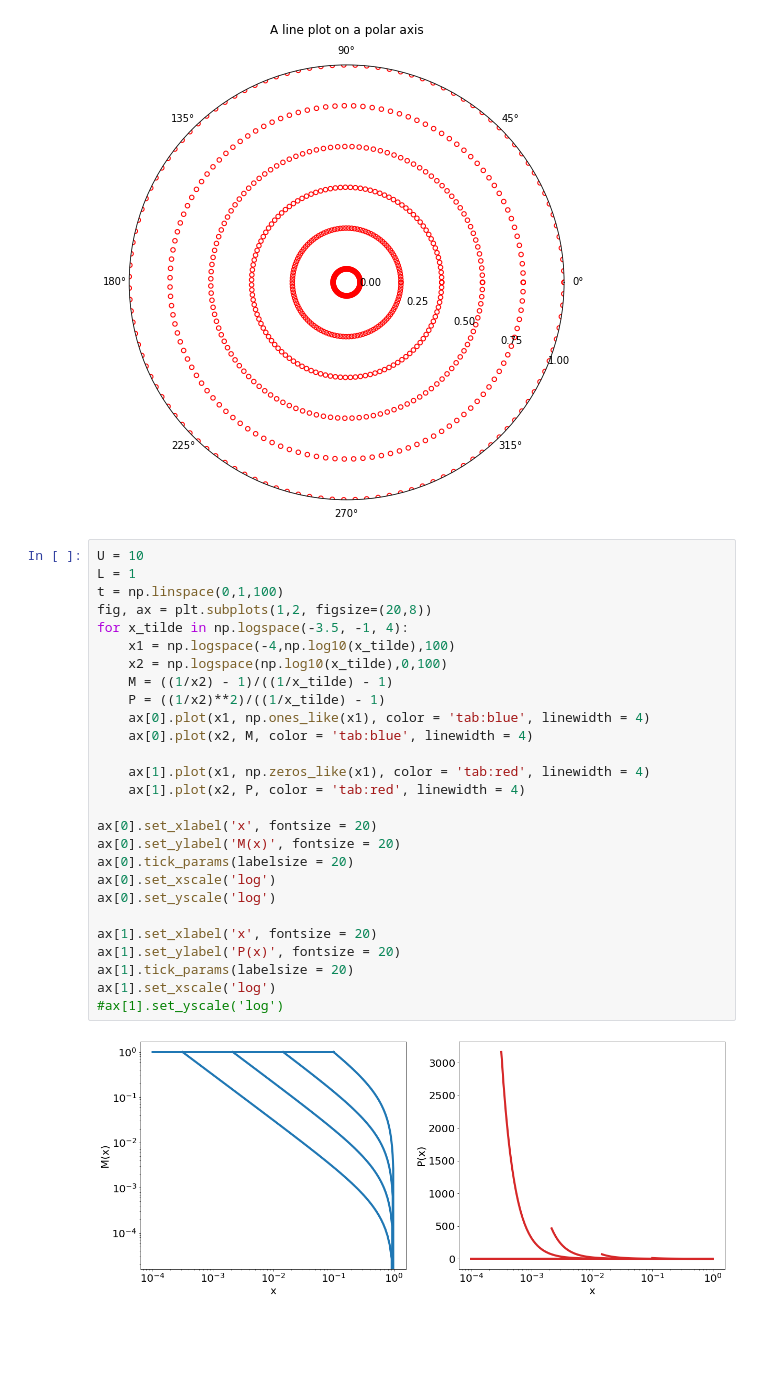
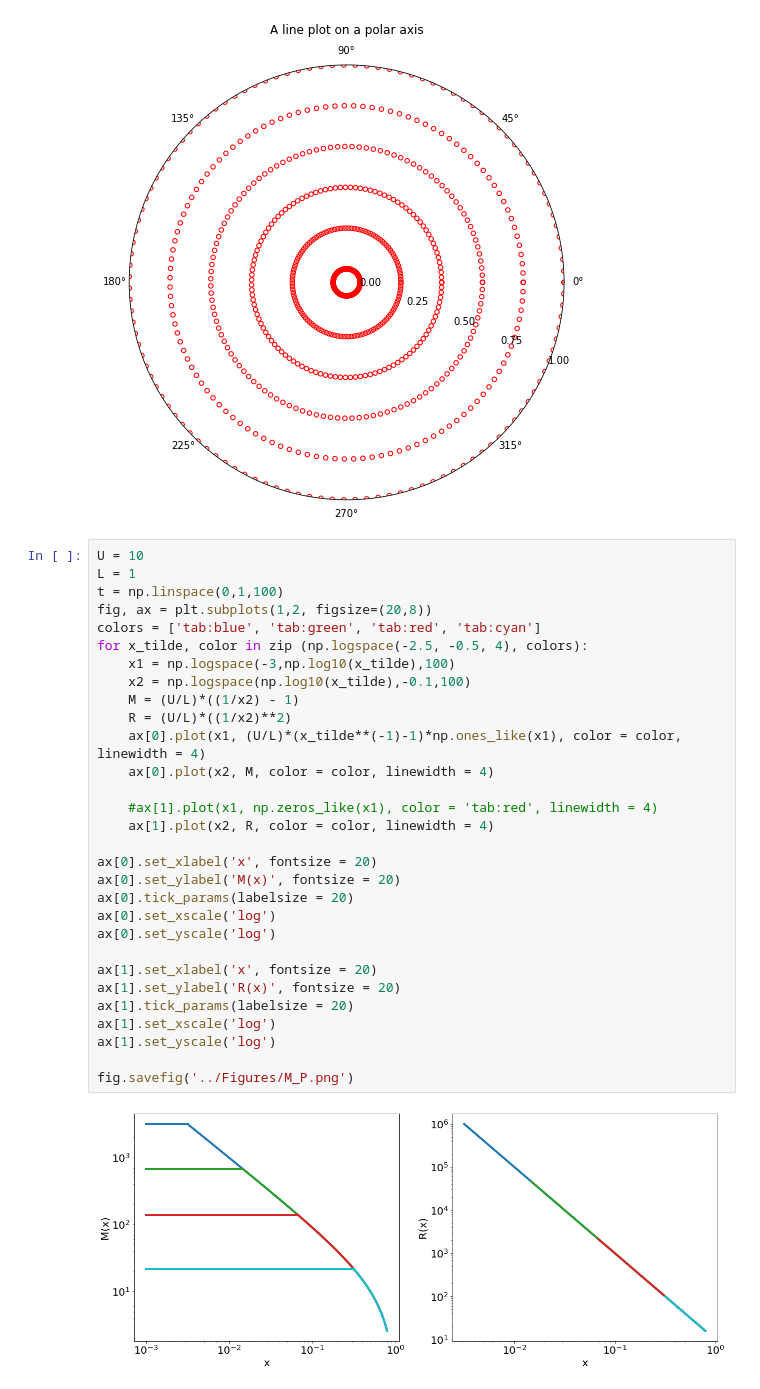
Before and after one commit to betoto008/Affinity_maturation, a Jupyter notebook: Jupyter_Notebooks/preliminaries.ipynb, the cells around one changed output. Drawn from its saved outputs; the diff is of its cells as text; blank space fills up the shorter version.

```diff
--- a/Jupyter_Notebooks/preliminaries.ipynb
+++ b/Jupyter_Notebooks/preliminaries.ipynb
@@ -23,29 +23,32 @@ Text(0.5, 1.05, 'A line plot on a polar axis')
 # %%
 U = 10
 L = 1
 t = np.linspace(0,1,100)
 fig, ax = plt.subplots(1,2, figsize=(20,8))
-for x_tilde in np.logspace(-3.5, -1, 4):
-    x1 = np.logspace(-4,np.log10(x_tilde),100)
-    x2 = np.logspace(np.log10(x_tilde),0,100)
-    M = ((1/x2) - 1)/((1/x_tilde) - 1)
-    P = ((1/x2)**2)/((1/x_tilde) - 1)
-    ax[0].plot(x1, np.ones_like(x1), color = 'tab:blue', linewidth = 4)
-    ax[0].plot(x2, M, color = 'tab:blue', linewidth = 4)
+colors = ['tab:blue', 'tab:green', 'tab:red', 'tab:cyan']
+for x_tilde, color in zip (np.logspace(-2.5, -0.5, 4), colors):
+    x1 = np.logspace(-3,np.log10(x_tilde),100)
+    x2 = np.logspace(np.log10(x_tilde),-0.1,100)
+    M = (U/L)*((1/x2) - 1)
+    R = (U/L)*((1/x2)**2)
+    ax[0].plot(x1, (U/L)*(x_tilde**(-1)-1)*np.ones_like(x1), color = color, linewidth = 4)
+    ax[0].plot(x2, M, color = color, linewidth = 4)
 
-    ax[1].plot(x1, np.zeros_like(x1), color = 'tab:red', linewidth = 4)
-    ax[1].plot(x2, P, color = 'tab:red', linewidth = 4)
+    #ax[1].plot(x1, np.zeros_like(x1), color = 'tab:red', linewidth = 4)
+    ax[1].plot(x2, R, color = color, linewidth = 4)
 
 ax[0].set_xlabel('x', fontsize = 20)
 ax[0].set_ylabel('M(x)', fontsize = 20)
 ax[0].tick_params(labelsize = 20)
 ax[0].set_xscale('log')
 ax[0].set_yscale('log')
 
 ax[1].set_xlabel('x', fontsize = 20)
-ax[1].set_ylabel('P(x)', fontsize = 20)
+ax[1].set_ylabel('R(x)', fontsize = 20)
 ax[1].tick_params(labelsize = 20)
 ax[1].set_xscale('log')
-#ax[1].set_yscale('log')
+ax[1].set_yscale('log')
+
+fig.savefig('../Figures/M_P.png')
 # %% [output]
-[figure, old version]
+[figure, new version]
```
Also changed, not shown: 2 other files.
